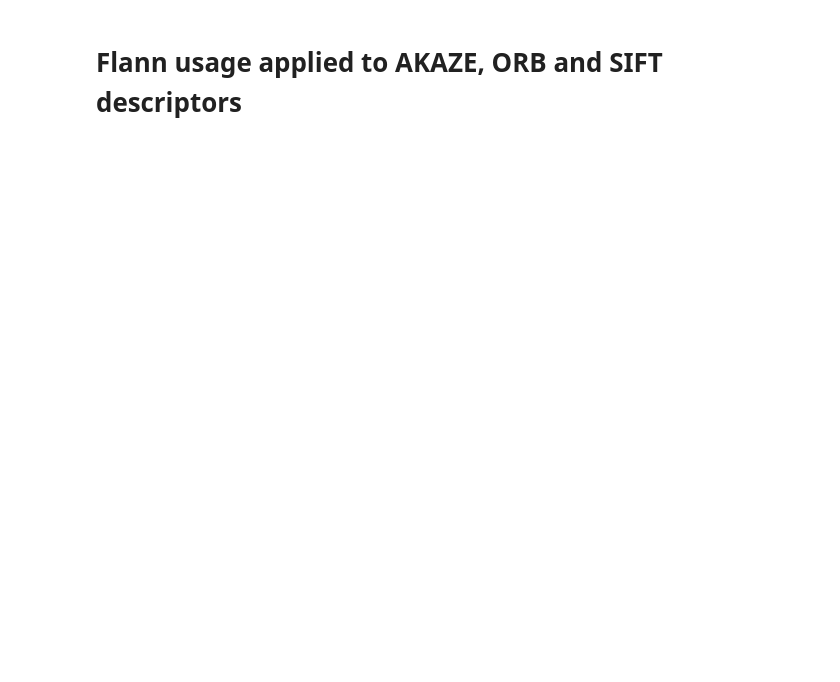
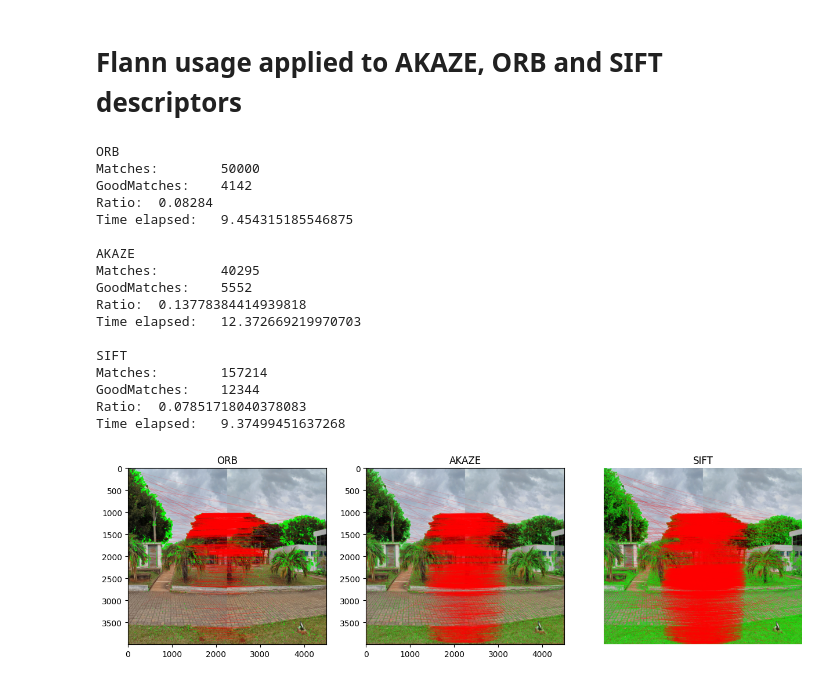
Before and after one commit to JevsJevs/MC949-Visao-Computacional, a Jupyter notebook: notebooks/S1-1.0-jevs-flann.ipynb, the cells around one changed output. Drawn from its saved outputs; the diff is of its cells as text; code cells hidden in the pictures; blank space fills up the shorter version.

Commit message:
feat(#8): Comparison of descriptors using Flann.

```diff
--- a/notebooks/S1-1.0-jevs-flann.ipynb
+++ b/notebooks/S1-1.0-jevs-flann.ipynb
@@ -37,16 +43,71 @@ flannMatcher = cv.FlannBasedMatcher(index_params, search_params)
+# %%
+
+icPictures = image_utils.load_raw_images("FotosICMural")
+img1 = cv.cvtColor(icPictures["1"], cv.COLOR_BGR2RGB)
+img2 = cv.cvtColor(icPictures["2"], cv.COLOR_BGR2RGB)
+
+FLANN_INDEX_LSH = 6
+index_params = dict(algorithm=FLANN_INDEX_LSH,
+                    table_number=12,   # 12 is recommended
+                    key_size=20,       # 20 is recommended
+                    multi_probe_level=2) # 2 is recommended
+search_params = dict(checks=50)  # How many times the trees are recursively traversed
+
+
+binDescriptorFlannParams = dict(index_params=index_params, search_params=search_params)
 # %%
-def applyFlann(featExtractionMethod: Callable, flann: cv.FlannBasedMatcher):
-    kp1, des1 = featExtractionMethod(img1)
-    kp2, des2 = featExtractionMethod(img2)
+index_params = dict(algorithm=1,
+                    table_number=12,   # 12 is recommended
+                    key_size=20,       # 20 is recommended
+                    multi_probe_level=2) # 2 is recommended
+search_params = dict(checks=50)  # How many times the trees are recursively traversed
+siftParams = dict(index_params=index_params, search_params=search_params)
 
-    matches = flannMatcher.knnMatch(des1, des2, k=2) # Find matches with images descriptor, the k=2 argument defines the 2 best matches
-    goodMatches = LowesRatio(matches)
+images = (img1, img2)
+inputSuite = list([
+    (images, feature_extraction.ORB, dict(nfeatures=50000), cv.FlannBasedMatcher, binDescriptorFlannParams),
+    (images, feature_extraction.AKAZE, {}, cv.FlannBasedMatcher, binDescriptorFlannParams),
+    (images, feature_extraction.SIFT, {}, cv.FlannBasedMatcher, siftParams)
+])
 
-    res = cv.drawMatches(img1, kp1, img2, kp2, goodMatches, None, matchesThickness=2, flags=2)
+fig, axes = plt.subplots(1, len(inputSuite), figsize=(15, 15))
+for i, item in enumerate(inputSuite):
+    descrName = item[1].__name__
 
-    print(f"Matches:\t{len(matches)}\n" +
-        f"GoodMatches:\t{len(goodMatches)}\n" +
-        f"Ratio:\t{len(goodMatches)/len(matches)}\n"
-        )
+    timerStart = time.time()
+    allMatches, goodMatches, arrowView = EvaluateFeatureMatcher(*item)
+    timerEnd = time.time()
 
-    plt.imshow(res)
+    print(f"{descrName}\n" +
+    f"Matches:\t{len(allMatches)}\n" +
+    f"GoodMatches:\t{len(goodMatches)}\n" +
+    f"Ratio:\t{len(goodMatches)/len(allMatches)}\n"
+    f"Time elapsed:\t{timerEnd - timerStart}\n"
+    )
+
+    image_utils.save_image(arrowView, f"{descrName}-pair")
+    axes[i].set_title(descrName)
+    axes[i]
+    axes[i].imshow(arrowView)
+
+plt.axis("off")
+plt.show()
+# %% [output]
+ORB
+Matches:        50000
+GoodMatches:    4142
+Ratio:  0.08284
+Time elapsed:   9.454315185546875
+
+AKAZE
+Matches:        40295
+GoodMatches:    5552
+Ratio:  0.13778384414939818
+Time elapsed:   12.372669219970703
+
+SIFT
+Matches:        157214
+GoodMatches:    12344
+Ratio:  0.07851718040378083
+Time elapsed:   9.37499451637268
+[figure, added]
```
Also changed, not shown: parts of 2 cells of this notebook.
